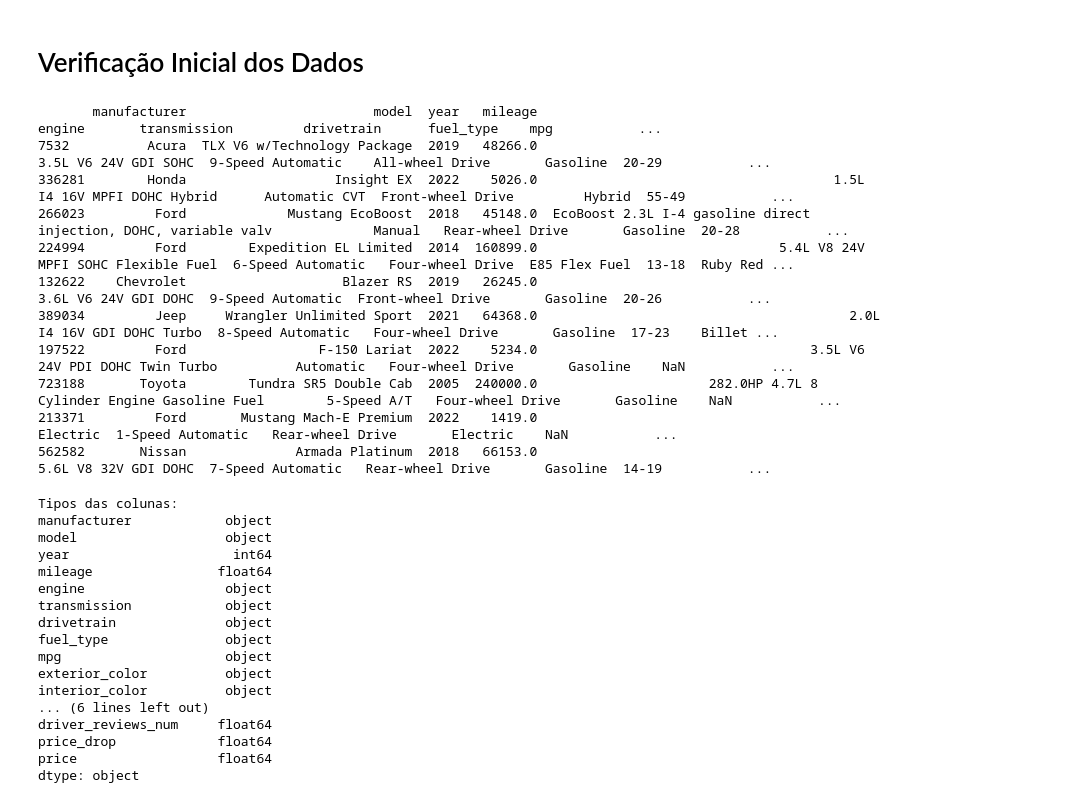
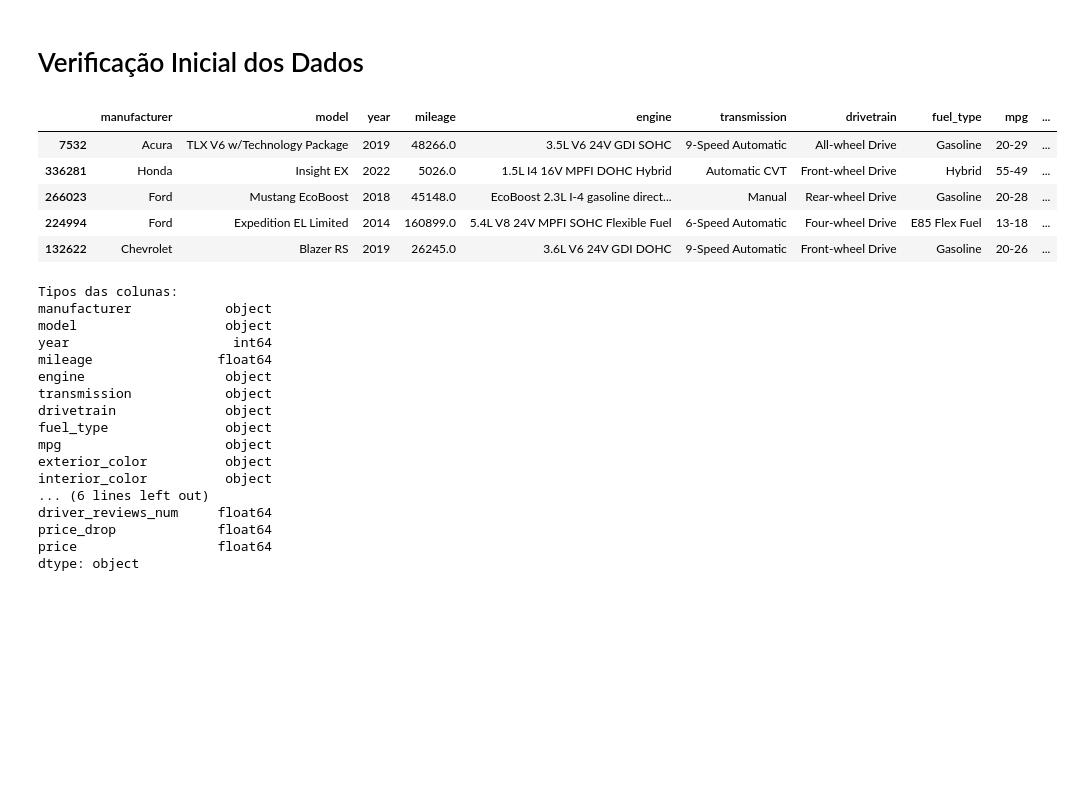
Before and after one commit to marciofag/ciencia-de-dados-compass-uol, a Jupyter notebook: modelo_regressao_prever_preco_carros.ipynb, the cells around one changed output. Cells and saved outputs as stored; diff of their text form; code cells hidden in the pictures; blank space fills up the shorter version.

```diff
--- a/modelo_regressao_prever_preco_carros.ipynb
+++ b/modelo_regressao_prever_preco_carros.ipynb
@@ -28,19 +28,14 @@ Tamanho da amostra: 190523 registros
 # Verificação Inicial dos Dados
 # %%
 # Conferir todas as colunas do arquivo original
-print(data_sample.head(10).to_string())
+data_sample.head(5)
 # %% [output]
-       manufacturer                        model  year   mileage                                                            engine       transmission         drivetrain      fuel_type    mpg           ...
-7532          Acura  TLX V6 w/Technology Package  2019   48266.0                                              3.5L V6 24V GDI SOHC  9-Speed Automatic    All-wheel Drive       Gasoline  20-29           ...
-336281        Honda                   Insight EX  2022    5026.0                                      1.5L I4 16V MPFI DOHC Hybrid      Automatic CVT  Front-wheel Drive         Hybrid  55-49           ...
-266023         Ford             Mustang EcoBoost  2018   45148.0  EcoBoost 2.3L I-4 gasoline direct injection, DOHC, variable valv             Manual   Rear-wheel Drive       Gasoline  20-28           ...
-224994         Ford        Expedition EL Limited  2014  160899.0                               5.4L V8 24V MPFI SOHC Flexible Fuel  6-Speed Automatic   Four-wheel Drive  E85 Flex Fuel  13-18  Ruby Red ...
-132622    Chevrolet                    Blazer RS  2019   26245.0                                              3.6L V6 24V GDI DOHC  9-Speed Automatic  Front-wheel Drive       Gasoline  20-26           ...
-389034         Jeep     Wrangler Unlimited Sport  2021   64368.0                                        2.0L I4 16V GDI DOHC Turbo  8-Speed Automatic   Four-wheel Drive       Gasoline  17-23    Billet ...
-197522         Ford                 F-150 Lariat  2022    5234.0                                   3.5L V6 24V PDI DOHC Twin Turbo          Automatic   Four-wheel Drive       Gasoline    NaN           ...
-723188       Toyota        Tundra SR5 Double Cab  2005  240000.0                      282.0HP 4.7L 8 Cylinder Engine Gasoline Fuel        5-Speed A/T   Four-wheel Drive       Gasoline    NaN           ...
-213371         Ford       Mustang Mach-E Premium  2022    1419.0                                                          Electric  1-Speed Automatic   Rear-wheel Drive       Electric    NaN           ...
-562582       Nissan              Armada Platinum  2018   66153.0                                              5.6L V8 32V GDI DOHC  7-Speed Automatic   Rear-wheel Drive       Gasoline  14-19           ...
+|  | manufacturer | model | year | mileage | engine | transmission | drivetrain | fuel_type | mpg | ... |
+| 7532 | Acura | TLX V6 w/Technology Package | 2019 | 48266.0 | 3.5L V6 24V GDI SOHC | 9-Speed Automatic | All-wheel Drive | Gasoline | 20-29 | ... |
+| 336281 | Honda | Insight EX | 2022 | 5026.0 | 1.5L I4 16V MPFI DOHC Hybrid | Automatic CVT | Front-wheel Drive | Hybrid | 55-49 | ... |
+| 266023 | Ford | Mustang EcoBoost | 2018 | 45148.0 | EcoBoost 2.3L I-4 gasoline direct... | Manual | Rear-wheel Drive | Gasoline | 20-28 | ... |
+| 224994 | Ford | Expedition EL Limited | 2014 | 160899.0 | 5.4L V8 24V MPFI SOHC Flexible Fuel | 6-Speed Automatic | Four-wheel Drive | E85 Flex Fuel | 13-18 | ... |
+| 132622 | Chevrolet | Blazer RS | 2019 | 26245.0 | 3.6L V6 24V GDI DOHC | 9-Speed Automatic | Front-wheel Drive | Gasoline | 20-26 | ... |
 # %%
 # Tipo dos dados das colunas
 print("Tipos das colunas:")
```
Also changed, not shown: parts of 5 cells of this notebook.
